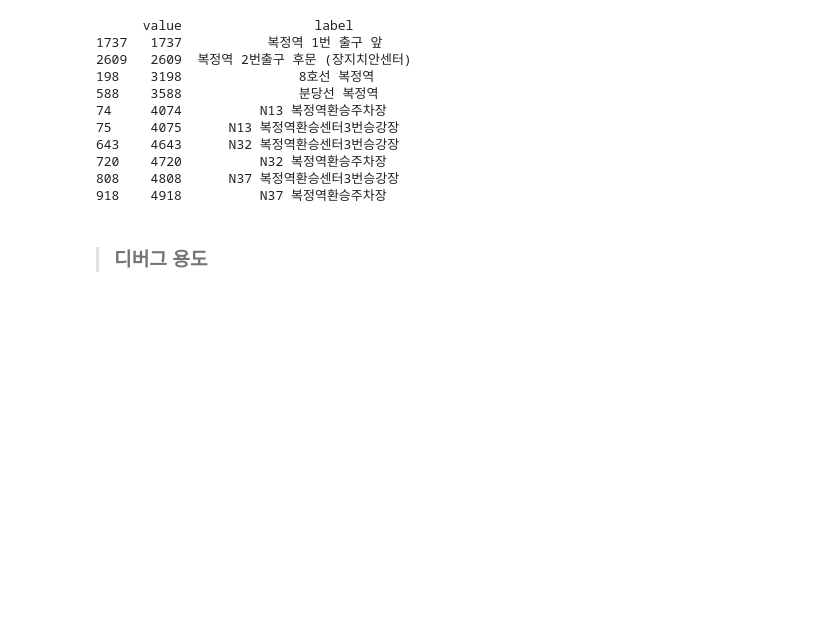
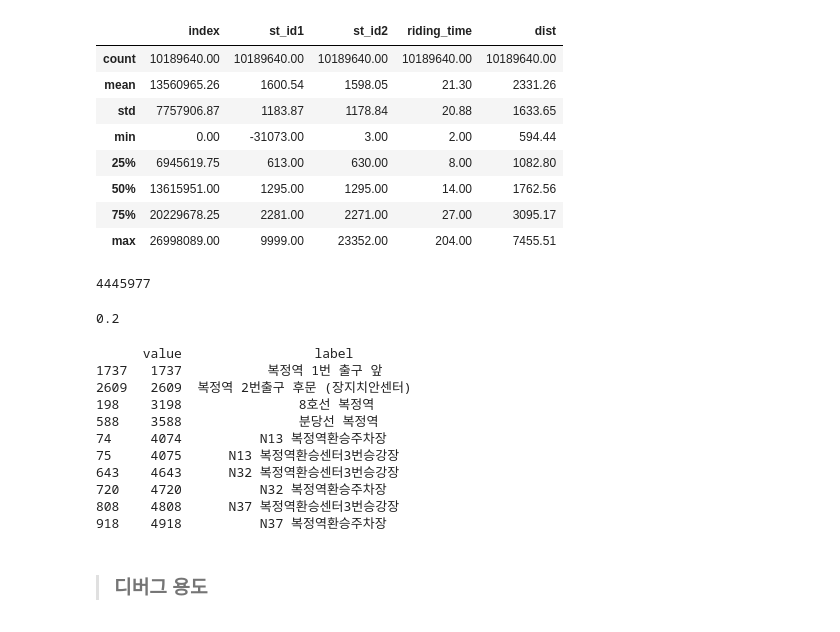
Before and after one commit to yangoos57/seoulBikeProject, a Jupyter notebook: bike_moon_light/functions.ipynb, the cells around one changed output. Drawn from its saved outputs; the diff is of its cells as text; code cells hidden in the pictures; blank space fills up the shorter version.

```diff
--- a/bike_moon_light/functions.ipynb
+++ b/bike_moon_light/functions.ipynb
@@ -23,3 +23,33 @@ search_info = pd.read_csv(
     "assets/search_info.csv", encoding="CP949", index_col=0
 )
 moon_light = mlutils.moon_light(station,near_bus,seoul_bike,sub_info)
+# %%
+ns_station = pd.read_csv(
+    "assets/near_sub_station.csv", encoding="CP949", index_col=0
+)
+
+k = ns_station.reset_index()
+a =  k[~k['sub_line'].isna()]
+val = a['bi_st_id']
+# %%
+re1 = seoul_bike[seoul_bike['st_id1'].isin(val)]
+re2 = seoul_bike[seoul_bike['st_id2'].isin(val)]
+re3 = pd.concat([re1,re2],axis=0)
+# print(len(re1)+len(re2)- )
+# %%
+aaa = re3.drop_duplicates()
+# %%
+up = aaa['dist'].quantile(0.9)
+down = aaa['dist'].quantile(0.1)
+# %%
+aaa[(aaa['dist'] < up) & (aaa['dist'] > down)].describe().round(2)
+# %% [output]
+|  | index | st_id1 | st_id2 | riding_time | dist |
+| count | 10189640.00 | 10189640.00 | 10189640.00 | 10189640.00 | 10189640.00 |
+| mean | 13560965.26 | 1600.54 | 1598.05 | 21.30 | 2331.26 |
+| std | 7757906.87 | 1183.87 | 1178.84 | 20.88 | 1633.65 |
+| min | 0.00 | -31073.00 | 3.00 | 2.00 | 594.44 |
+| 25% | 6945619.75 | 613.00 | 630.00 | 8.00 | 1082.80 |
+| 50% | 13615951.00 | 1295.00 | 1295.00 | 14.00 | 1762.56 |
+| 75% | 20229678.25 | 2281.00 | 2271.00 | 27.00 | 3095.17 |
+| max | 26998089.00 | 9999.00 | 23352.00 | 204.00 | 7455.51 |
@@ -26,3 +64,11 @@ moon_light = mlutils.moon_light(station,near_bus,seoul_bike,sub_info)
+# %%
+k[k.index.isin([6,7,8,9,17,18,19])].sum()
+# %% [output]
+4445977
+# %%
+round(len(val)/len(ns_station),2)
+# %% [output]
+0.2
 # %%
 bike= search_info[search_info['value'] <3000]
 
```
Also changed, not shown: parts of 3 cells of this notebook, 10 other files.
